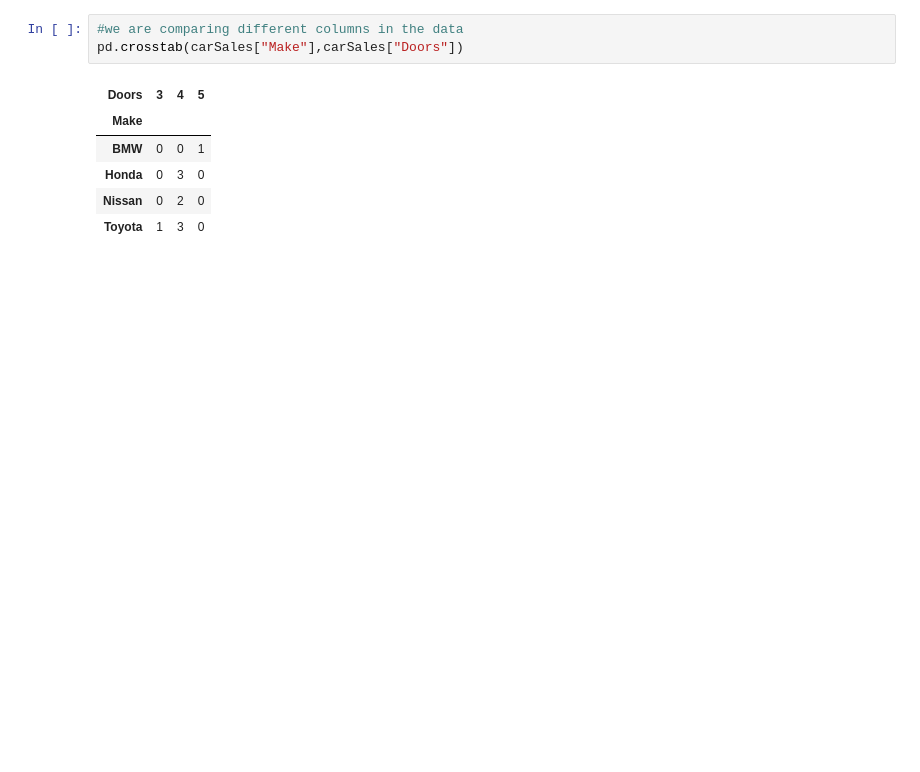
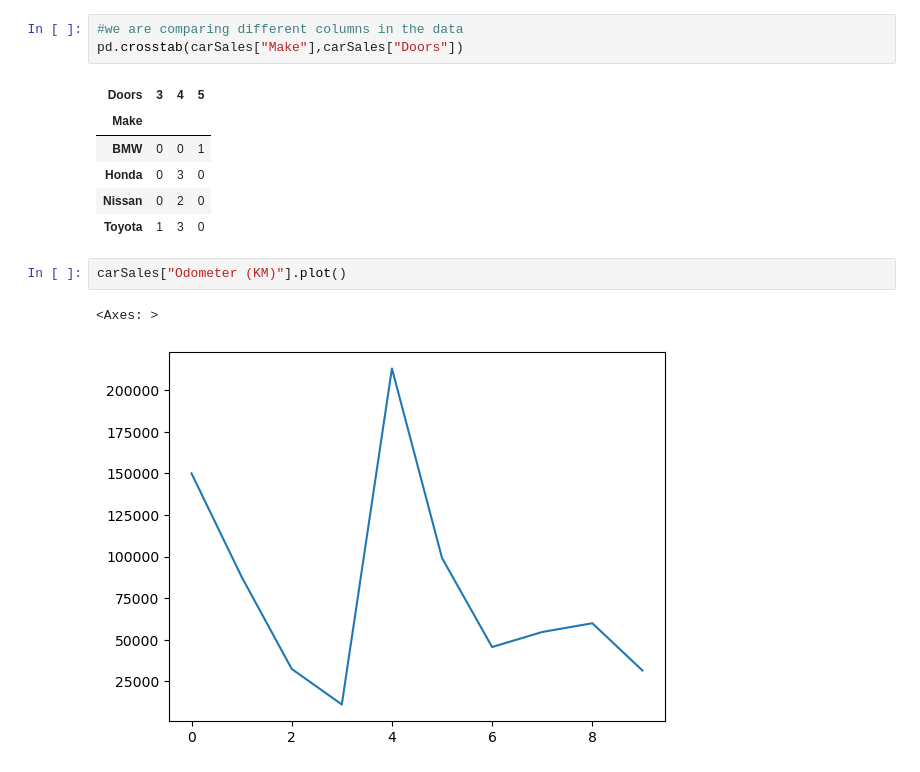
Before and after one commit to paudelKiran/Data-Science, a Jupyter notebook: project1/LearningPandas.ipynb, the cells around one changed output. Drawn from its saved outputs; the diff is of its cells as text; blank space fills up the shorter version.

```diff
--- a/project1/LearningPandas.ipynb
+++ b/project1/LearningPandas.ipynb
@@ -98,3 +98,8 @@ pd.crosstab(carSales["Make"],carSales["Doors"])
 | Honda | 0 | 3 | 0 |
 | Nissan | 0 | 2 | 0 |
 | Toyota | 1 | 3 | 0 |
+# %%
+carSales["Odometer (KM)"].plot()
+# %% [output]
+<Axes: >
+[figure, added]
```
Also changed, not shown: parts of 19 cells of this notebook, 2 other files.
